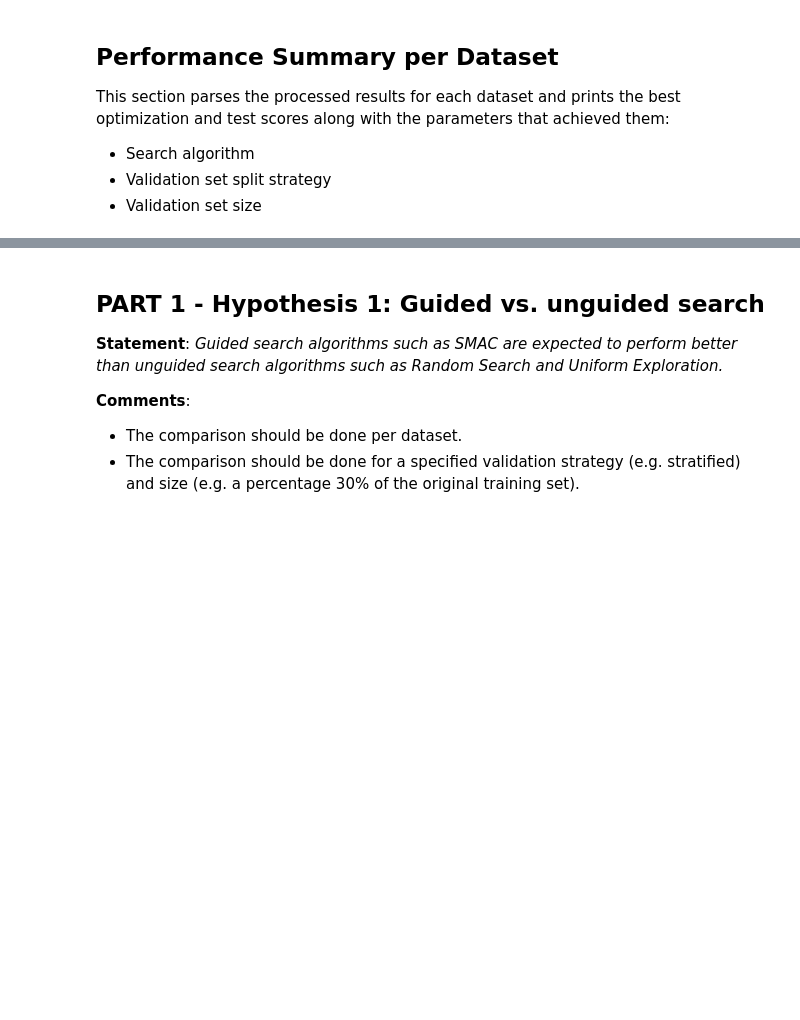
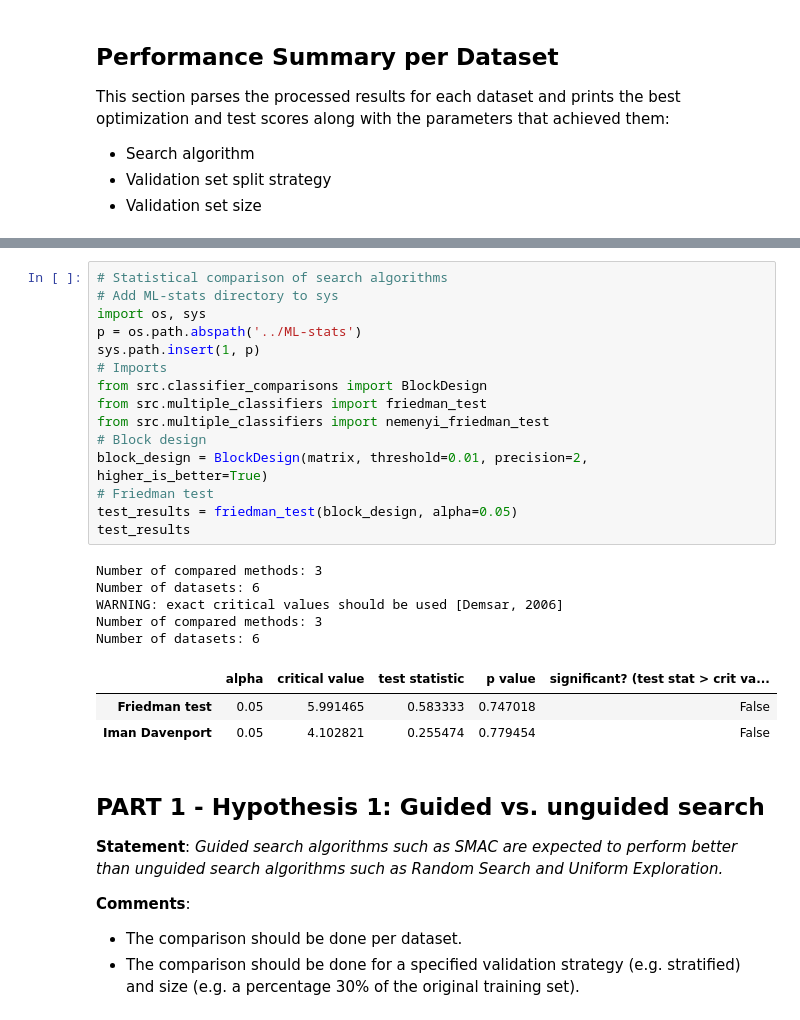
Before and after one commit to johnantonn/cash-for-unsupervised-ad, a Jupyter notebook: src/notebooks/results_visualizer.ipynb, the cells around one changed output, grey strips where cells are left out. Cells and saved outputs as stored; diff of their text form; blank space fills up the shorter version.

```diff
--- a/src/notebooks/results_visualizer.ipynb
+++ b/src/notebooks/results_visualizer.ipynb
@@ -105,3 +180,27 @@ Waveform
+# %%
+# Statistical comparison of search algorithms
+# Add ML-stats directory to sys
+import os, sys
+p = os.path.abspath('../ML-stats')
+sys.path.insert(1, p)
+# Imports
+from src.classifier_comparisons import BlockDesign
+from src.multiple_classifiers import friedman_test
+from src.multiple_classifiers import nemenyi_friedman_test
+# Block design
+block_design = BlockDesign(matrix, threshold=0.01, precision=2, higher_is_better=True)
+# Friedman test
+test_results = friedman_test(block_design, alpha=0.05)
+test_results
+# %% [output]
+Number of compared methods: 3
+Number of datasets: 6
+WARNING: exact critical values should be used [Demsar, 2006]
+Number of compared methods: 3
+Number of datasets: 6
+|  | alpha | critical value | test statistic | p value | significant? (test stat > crit va... |
+| Friedman test | 0.05 | 5.991465 | 0.583333 | 0.747018 | False |
+| Iman Davenport | 0.05 | 4.102821 | 0.255474 | 0.779454 | False |
 # %% [markdown]
 ## PART 1 - Hypothesis 1: Guided vs. unguided search
 
```
Also changed, not shown: parts of 8 cells of this notebook, 2 other files.
